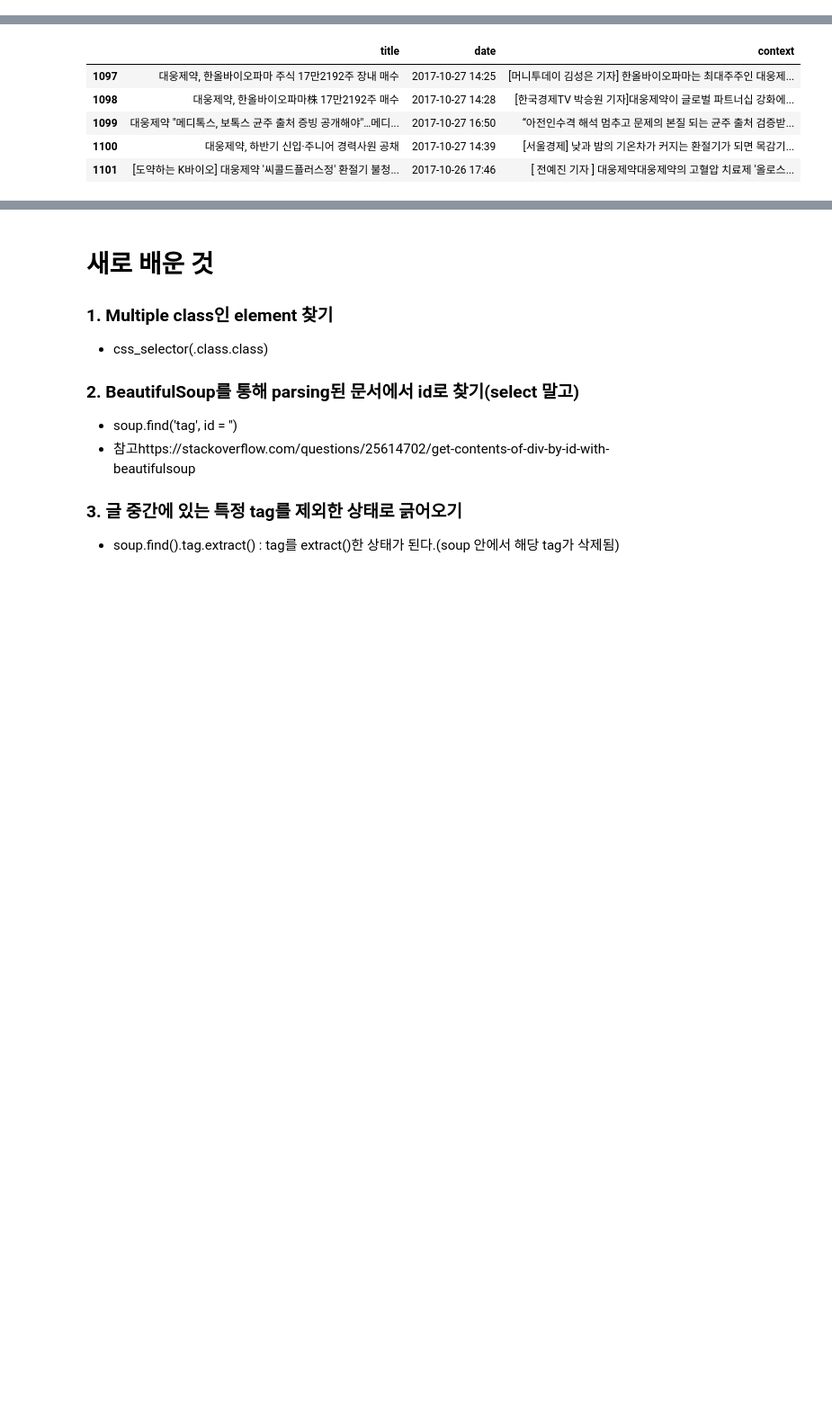
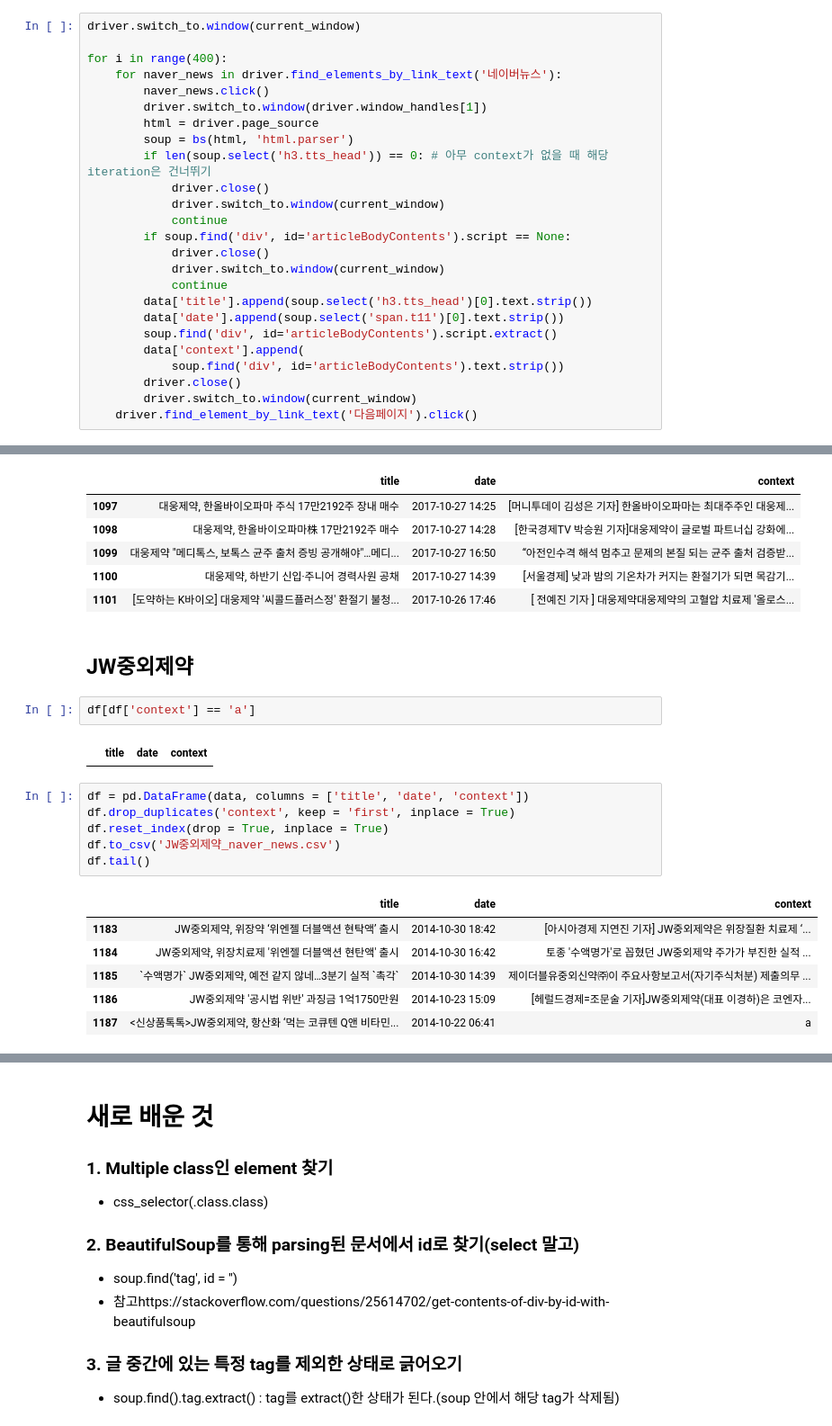
Before and after one commit to gjustin40/Python-Web-Crawling, a Jupyter notebook: Web_Crawling_Project2_뉴스기사스크랩.ipynb, the cells around one changed output, grey strips where cells are left out. Shown at 90% size. Drawn from its saved outputs; the diff is of its cells as text; blank space fills up the shorter version.

Commit message:
Web Crawling Project 2
JW중외제약 naver news

```diff
--- a/Web_Crawling_Project2_뉴스기사스크랩.ipynb
+++ b/Web_Crawling_Project2_뉴스기사스크랩.ipynb
@@ -55,0 +62,25 @@ AttributeError: 'NoneType' object has no attribute 'extract'
+# %%
+driver.switch_to.window(current_window)
+
+for i in range(400):
+    for naver_news in driver.find_elements_by_link_text('네이버뉴스'):
+        naver_news.click()
+        driver.switch_to.window(driver.window_handles[1])
+        html = driver.page_source
+        soup = bs(html, 'html.parser')
+        if len(soup.select('h3.tts_head')) == 0: # 아무 context가 없을 때 해당 iteration은 건너뛰기
+            driver.close()
+            driver.switch_to.window(current_window)
+            continue
+        if soup.find('div', id='articleBodyContents').script == None:
+            driver.close()
+            driver.switch_to.window(current_window)
+            continue
+        data['title'].append(soup.select('h3.tts_head')[0].text.strip())
+        data['date'].append(soup.select('span.t11')[0].text.strip())
+        soup.find('div', id='articleBodyContents').script.extract()
+        data['context'].append(
+            soup.find('div', id='articleBodyContents').text.strip())
+        driver.close()
+        driver.switch_to.window(current_window)
+    driver.find_element_by_link_text('다음페이지').click()
@@ -95,6 +130,25 @@ df2.tail()
 | 1099 | 대웅제약 "메디톡스, 보톡스 균주 출처 증빙 공개해야"…메디... | 2017-10-27 16:50 | “아전인수격 해석 멈추고 문제의 본질 되는 균주 출처 검증받... |
 | 1100 | 대웅제약, 하반기 신입·주니어 경력사원 공채 | 2017-10-27 14:39 | [서울경제] 낮과 밤의 기온차가 커지는 환절기가 되면 목감기... |
 | 1101 | [도약하는 K바이오] 대웅제약 '씨콜드플러스정' 환절기 불청... | 2017-10-26 17:46 | [ 전예진 기자 ] 대웅제약대웅제약의 고혈압 치료제 '올로스... |
+# %% [markdown]
+## JW중외제약
+# %%
+df[df['context'] == 'a']
+# %% [output]
+|  | title | date | context |
+# %%
+df = pd.DataFrame(data, columns = ['title', 'date', 'context'])
+df.drop_duplicates('context', keep = 'first', inplace = True)
+df.reset_index(drop = True, inplace = True)
+df.to_csv('JW중외제약_naver_news.csv')
+df.tail()
+# %% [output]
+|  | title | date | context |
+| 1183 | JW중외제약, 위장약 ‘위엔젤 더블액션 현탁액’ 출시 | 2014-10-30 18:42 | [아시아경제 지연진 기자] JW중외제약은 위장질환 치료제 ‘... |
+| 1184 | JW중외제약, 위장치료제 '위엔젤 더블액션 현탄액' 출시 | 2014-10-30 16:42 | 토종 '수액명가'로 꼽혔던 JW중외제약 주가가 부진한 실적 ... |
+| 1185 | `수액명가` JW중외제약, 예전 같지 않네…3분기 실적 `촉각` | 2014-10-30 14:39 | 제이더블유중외신약㈜이 주요사항보고서(자기주식처분) 제출의무 ... |
+| 1186 | JW중외제약 '공시법 위반' 과징금 1억1750만원 | 2014-10-23 15:09 | [헤럴드경제=조문술 기자]JW중외제약(대표 이경하)은 코엔자... |
+| 1187 | <신상품톡톡>JW중외제약, 항산화 ‘먹는 코큐텐 Q앤 비타민... | 2014-10-22 06:41 | a |
 # %% [markdown]
 # 발생한 오류
 ### 1. 인터넷 뉴스 회사마다 html형식이 달라 크롤링에 제약이 생겼다.
```
Also changed, not shown: parts of 5 cells of this notebook, 1 other file.
